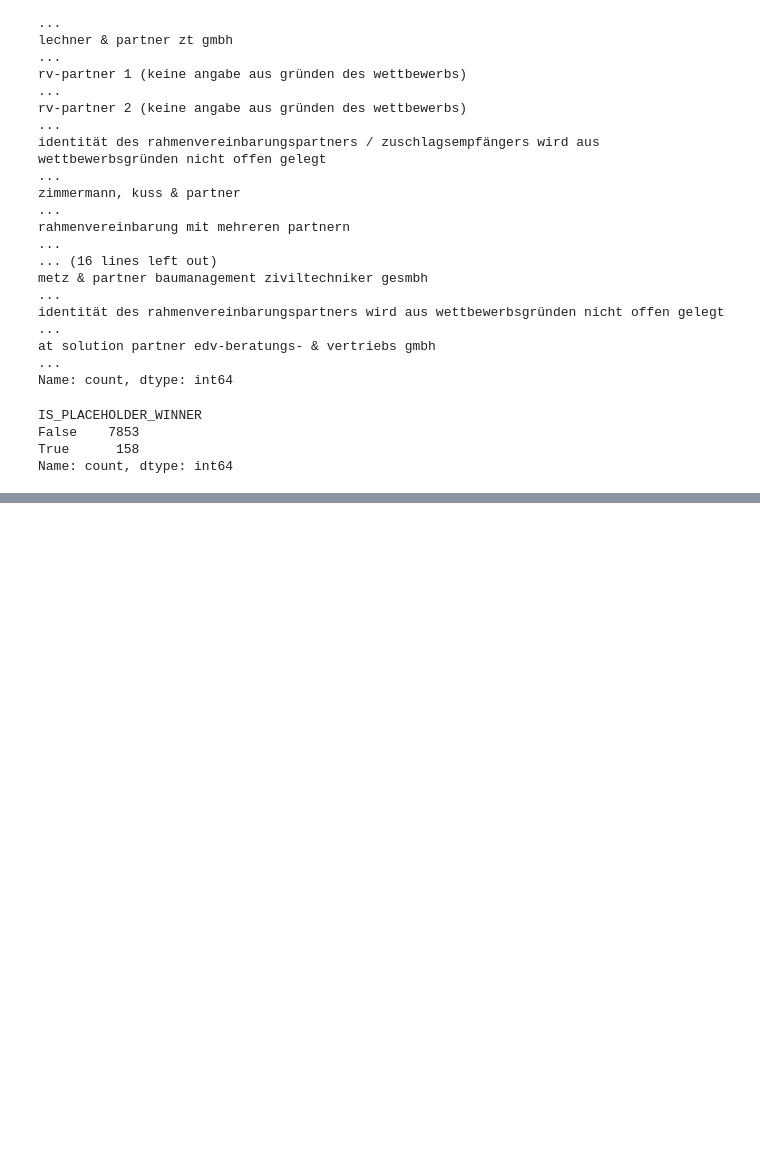
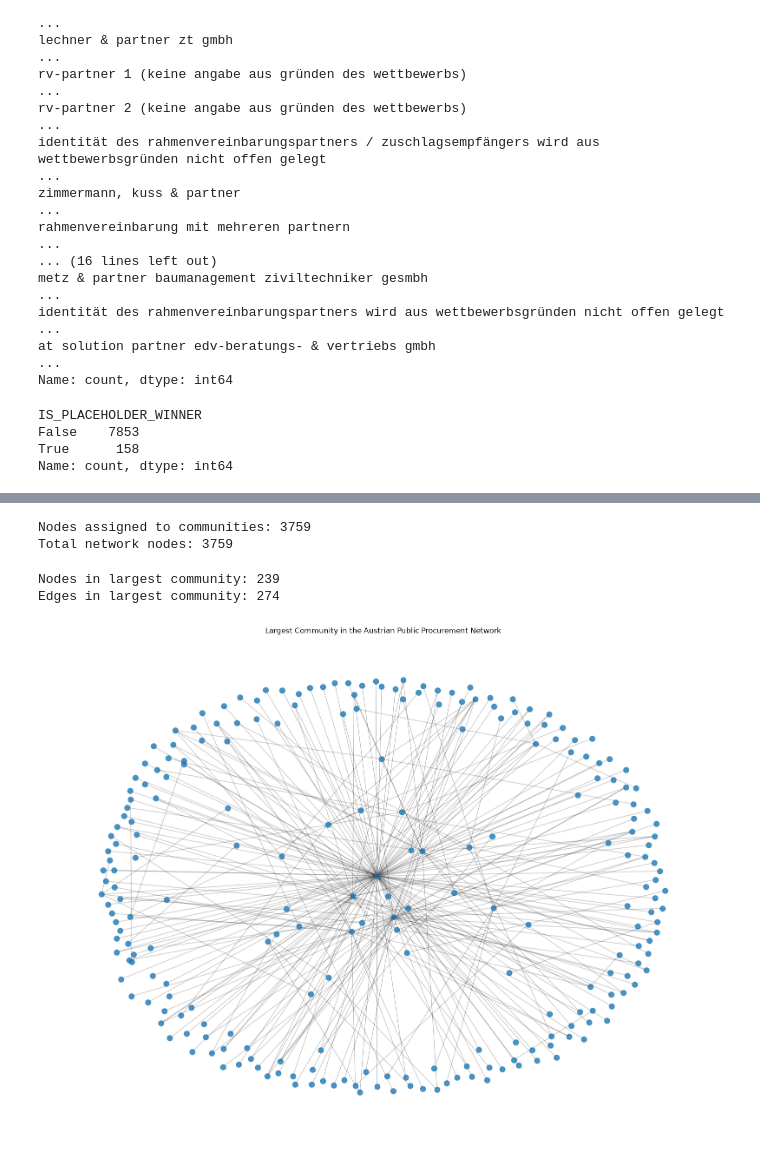
Before and after one commit to ephmpofu-lab/public-procurement-network-analysis, a Jupyter notebook: Notebooks/01_explore_data.ipynb, the cells around one changed output, grey strips where cells are left out. Saved outputs shown, nothing was run; the diff lists cells and outputs as text; code cells hidden in the pictures; blank space fills up the shorter version.

Commit message:
Add procurement network and causal ML analysis

```diff
--- a/Notebooks/01_explore_data.ipynb
+++ b/Notebooks/01_explore_data.ipynb
@@ -342,3 +342,14 @@ IS_PLACEHOLDER_WINNER
 False    7853
 True      158
 Name: count, dtype: int64
+# %%
+network_df = project_df[
+    (project_df["IS_PLACEHOLDER_WINNER"] == False) &
+    (project_df["CAE_NAME_CLEAN"].notna()) &
+    (project_df["WIN_NAME_CLEAN"].notna())
+].copy()
+
+print("Original records:", len(project_df))
+print("Network-ready records:", len(network_df))
+print("Authorities:", network_df["CAE_NAME_CLEAN"].nunique())
+print("Companies:", network_df["WIN_NAME_CLEAN"].nunique())
@@ -344,0 +780,65 @@ Name: count, dtype: int64
+# %%
+# Assign a community ID to every organisation in the network
+
+community_map = {}
+
+for community_id, community in enumerate(communities):
+    for node in community:
+        community_map[node] = community_id
+
+nx.set_node_attributes(
+    G,
+    community_map,
+    "community"
+)
+
+print("Nodes assigned to communities:", len(community_map))
+print("Total network nodes:", G.number_of_nodes())
+# %% [output]
+Nodes assigned to communities: 3759
+Total network nodes: 3759
+# %%
+# Select the largest detected community for a readable network visualisation
+
+largest_community = max(communities, key=len)
+
+G_largest = G.subgraph(largest_community).copy()
+
+print("Nodes in largest community:", G_largest.number_of_nodes())
+print("Edges in largest community:", G_largest.number_of_edges())
+# %% [output]
+Nodes in largest community: 239
+Edges in largest community: 274
+# %%
+# Visualise the largest procurement network community
+
+import matplotlib.pyplot as plt
+
+plt.figure(figsize=(16, 12))
+
+pos = nx.spring_layout(
+    G_largest,
+    seed=42,
+    k=0.5
+)
+
+nx.draw_networkx_nodes(
+    G_largest,
+    pos,
+    node_size=80,
+    alpha=0.8
+)
+
+nx.draw_networkx_edges(
+    G_largest,
+    pos,
+    alpha=0.25,
+    arrows=False
+)
+
+plt.title("Largest Community in the Austrian Public Procurement Network")
+plt.axis("off")
+plt.tight_layout()
+plt.show()
+# %% [output]
+[figure, added]
```
Also changed, not shown: parts of 19 cells of this notebook, 8 other files.
